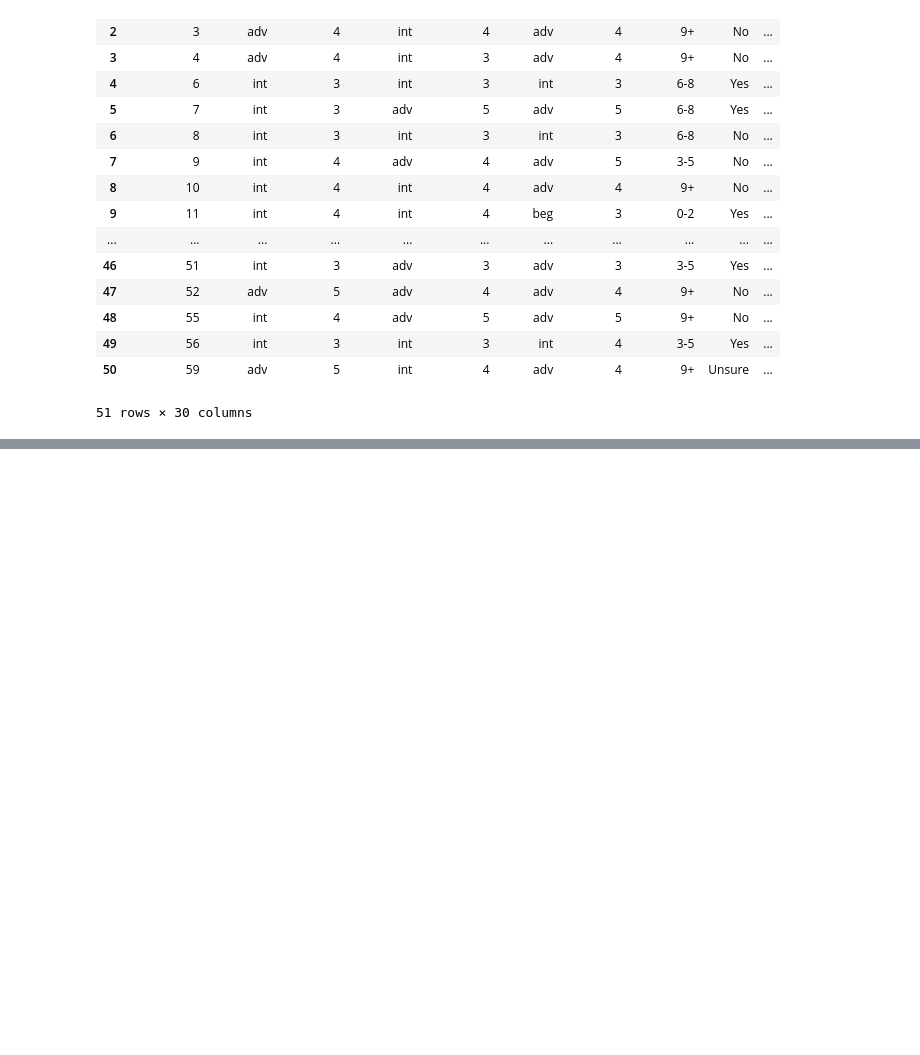
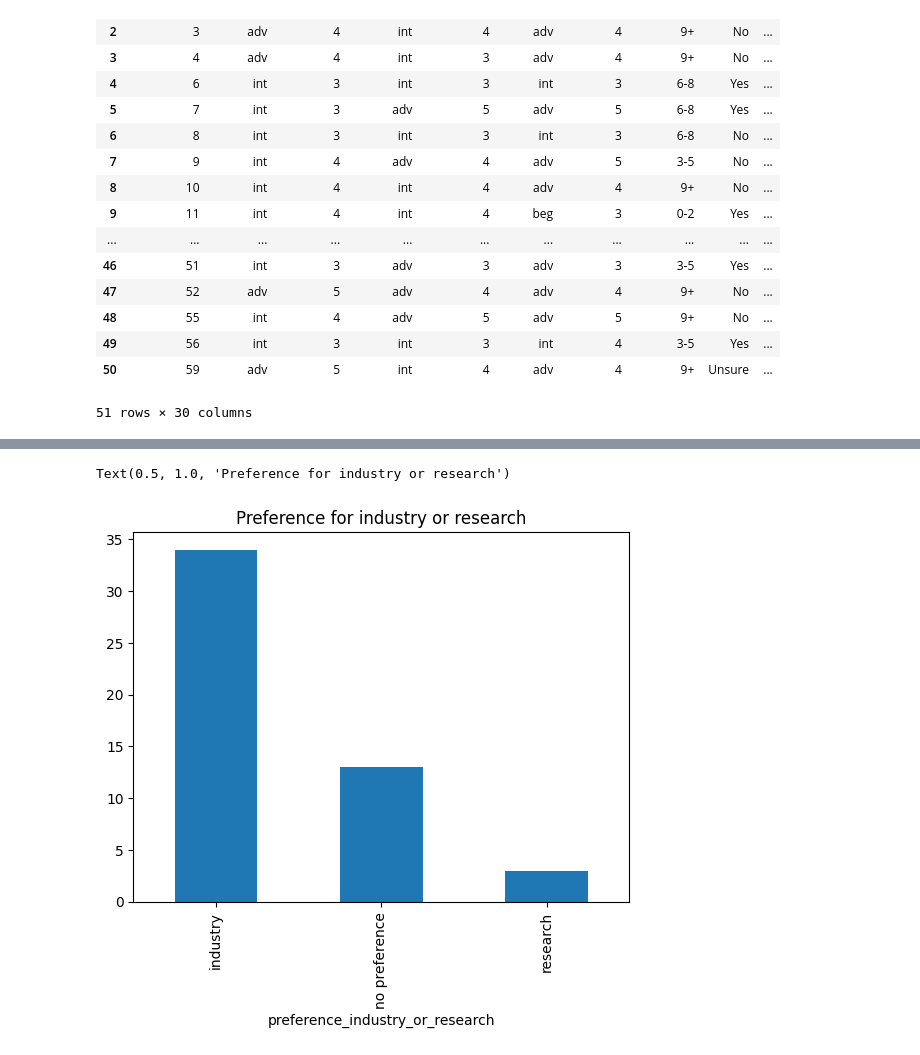
Before and after one commit to pstat197/module-0-class-survey-data-table_seven, a Jupyter notebook: scripts/Madhav.ipynb, the cells around one changed output, grey strips where cells are left out. Drawn from its saved outputs; the diff is of its cells as text; code cells hidden in the pictures; blank space fills up the shorter version.

```diff
--- a/scripts/Madhav.ipynb
+++ b/scripts/Madhav.ipynb
@@ -23,0 +88,11 @@ pd.read_csv('data/background-clean.csv')
+# %%
+#cleaning up the preference_industry_or_research column
+#if the value has "research" in it, change it to "research", similarly for "industry"
+m2['preference_industry_or_research'] = m2['preference_industry_or_research'].str.lower()
+m2['preference_industry_or_research'] = m2['preference_industry_or_research'].apply(lambda x: 'research' if 'research' in x else ('industry' if 'industry' in x else 'no preference'))
+#EDA for the preference_industry_or_research column
+m2['preference_industry_or_research'].value_counts().plot(kind='bar')
+plt.title('Preference for industry or research')
+# %% [output]
+Text(0.5, 1.0, 'Preference for industry or research')
+[figure, added]
```
Also changed, not shown: parts of 11 cells of this notebook.
